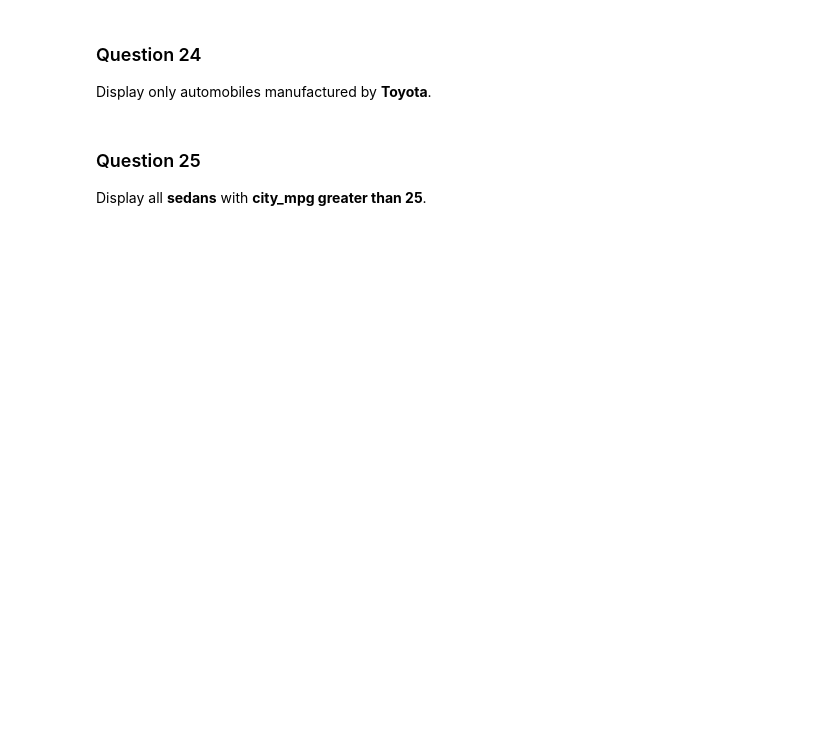
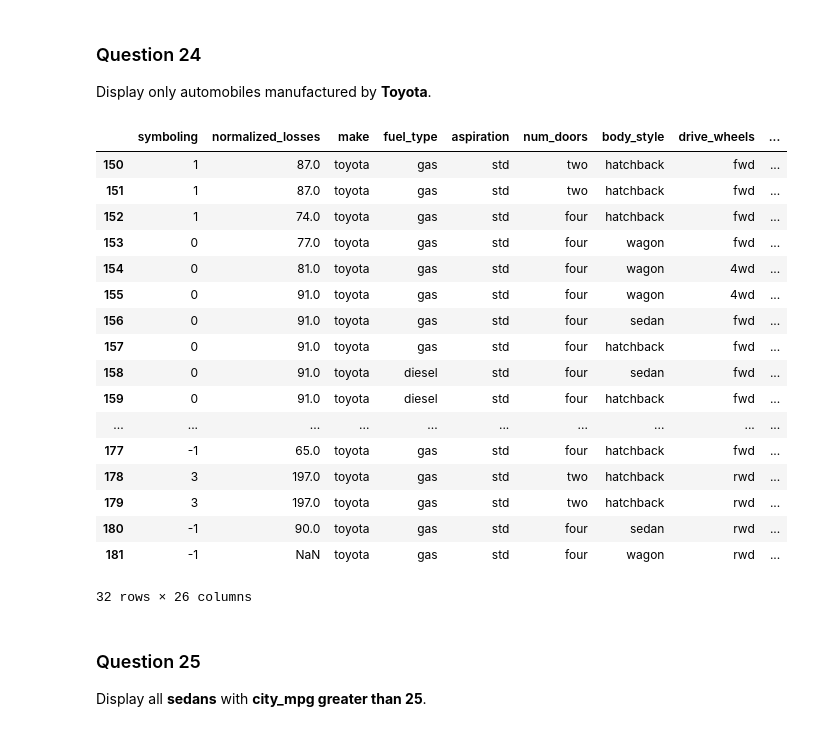
Before and after one commit to sumitshinde4585/Liha-tech-Assignments, a Jupyter notebook: Data-Science-Assignments-main/Assignment 3/Automobile_Beginner_to_Intermediate_Pandas_Practice.ipynb, the cells around one changed output. Cells and saved outputs as stored; diff of their text form; code cells hidden in the pictures; blank space fills up the shorter version.

```diff
--- a/Data-Science-Assignments-main/Assignment 3/Automobile_Beginner_to_Intermediate_Pandas_Practice.ipynb
+++ b/Data-Science-Assignments-main/Assignment 3/Automobile_Beginner_to_Intermediate_Pandas_Practice.ipynb
@@ -129,6 +406,27 @@ Display all automobiles whose **price is greater than 20,000**.
 # %% [markdown]
 ### Question 24
 Display only automobiles manufactured by **Toyota**.
+# %%
+df[df['make'] == 'toyota']
+# %% [output]
+|  | symboling | normalized_losses | make | fuel_type | aspiration | num_doors | body_style | drive_wheels | ... |
+| 150 | 1 | 87.0 | toyota | gas | std | two | hatchback | fwd | ... |
+| 151 | 1 | 87.0 | toyota | gas | std | two | hatchback | fwd | ... |
+| 152 | 1 | 74.0 | toyota | gas | std | four | hatchback | fwd | ... |
+| 153 | 0 | 77.0 | toyota | gas | std | four | wagon | fwd | ... |
+| 154 | 0 | 81.0 | toyota | gas | std | four | wagon | 4wd | ... |
+| 155 | 0 | 91.0 | toyota | gas | std | four | wagon | 4wd | ... |
+| 156 | 0 | 91.0 | toyota | gas | std | four | sedan | fwd | ... |
+| 157 | 0 | 91.0 | toyota | gas | std | four | hatchback | fwd | ... |
+| 158 | 0 | 91.0 | toyota | diesel | std | four | sedan | fwd | ... |
+| 159 | 0 | 91.0 | toyota | diesel | std | four | hatchback | fwd | ... |
+| ... | ... | ... | ... | ... | ... | ... | ... | ... | ... |
+| 177 | -1 | 65.0 | toyota | gas | std | four | hatchback | fwd | ... |
+| 178 | 3 | 197.0 | toyota | gas | std | two | hatchback | rwd | ... |
+| 179 | 3 | 197.0 | toyota | gas | std | two | hatchback | rwd | ... |
+| 180 | -1 | 90.0 | toyota | gas | std | four | sedan | rwd | ... |
+| 181 | -1 | NaN | toyota | gas | std | four | wagon | rwd | ... |
+32 rows × 26 columns
 # %% [markdown]
 ### Question 25
 Display all **sedans** with **city_mpg greater than 25**.
```
Also changed, not shown: parts of 39 cells of this notebook, 1 other file.
